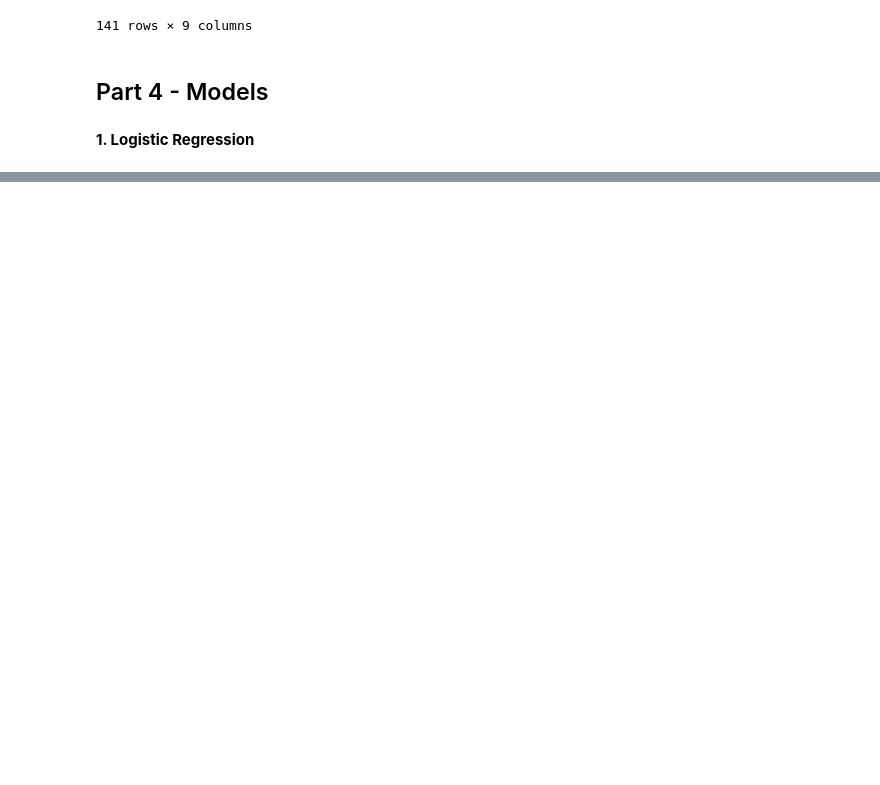
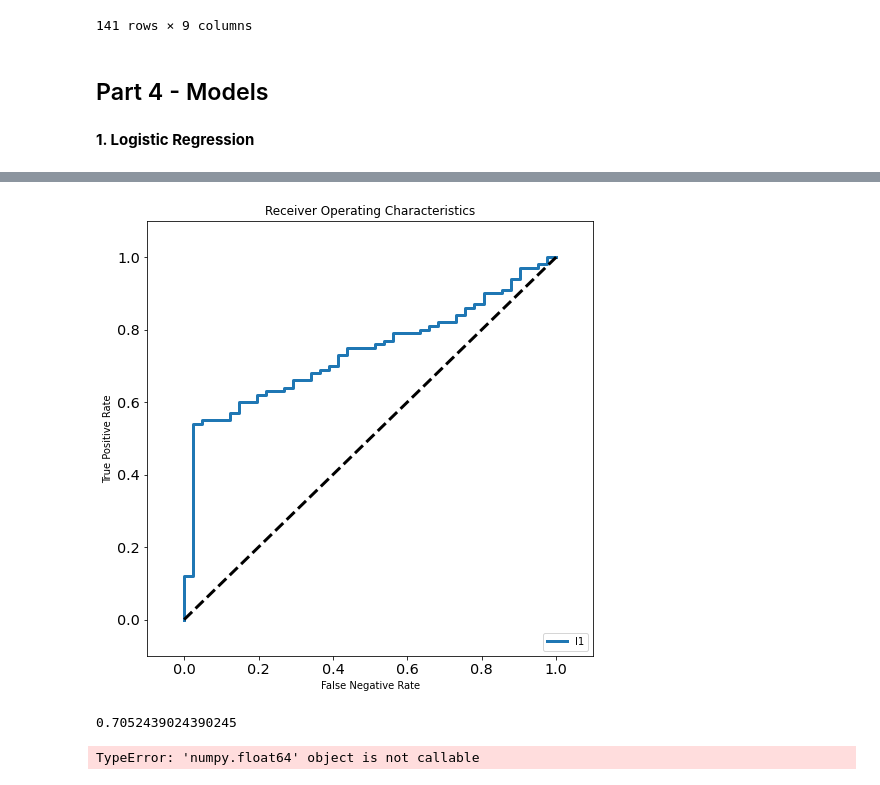
Before and after one commit to amandarnds/Predict-Liver-Disease, a Jupyter notebook: Predict-Liver-Disease.ipynb, the cells around one changed output, grey strips where cells are left out. Saved outputs shown, nothing was run; the diff lists cells and outputs as text; code cells hidden in the pictures; blank space fills up the shorter version.

```diff
--- a/Predict-Liver-Disease.ipynb
+++ b/Predict-Liver-Disease.ipynb
@@ -786,0 +840,3 @@ LogisticRegression(C=1)
+# %%
+#to calculate ROC curve we need the probability of positive class:
+prob_y_pred = model.predict_proba(x_test_pad)[:,1]
@@ -786,0 +848,2 @@ LogisticRegression(C=1)
+# %%
+fpr, tpr, thresholds = roc_curve(y_test, prob_y_pred)
@@ -786,0 +855,32 @@ LogisticRegression(C=1)
+# %%
+#Plot the ROC curve
+fig =plt.figure(figsize=(8,8))
+plt.title('Receiver Operating Characteristics')
+
+#Plot ROC Curve
+plt.plot(fpr,tpr,label='l1')
+plt.legend(loc='lower right')
+
+#Diagonal 45 degree line
+plt.plot([0,1],[0,1],'k--')
+
+# Axes limits and labels
+plt.xlim([-0.1,1.1])
+plt.ylim([-0.1,1.1])
+plt.ylabel('True Positive Rate')
+plt.xlabel('False Negative Rate')
+plt.show()
+# %% [output]
+[figure, added]
+# %%
+#  AUC (Area Under The Curve) - global metric
+roc_auc = roc_auc_score(y_test, y_pred)
+print(roc_auc)
+# %% [output]
+0.7052439024390245
+# %%
+#AUC - Area uder curve
+auc = auc(fpr, tpr)
+print(auc)
+# %% [output]
+TypeError: 'numpy.float64' object is not callable
```
Also changed, not shown: parts of 118 cells of this notebook, 1 other file.
